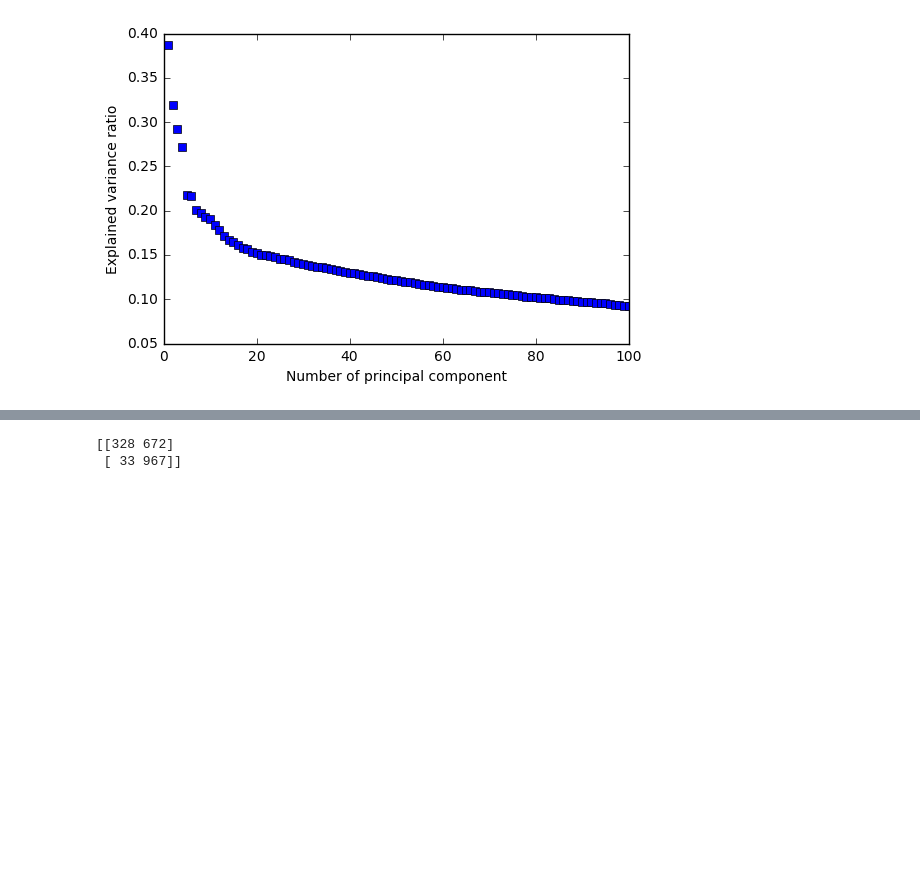
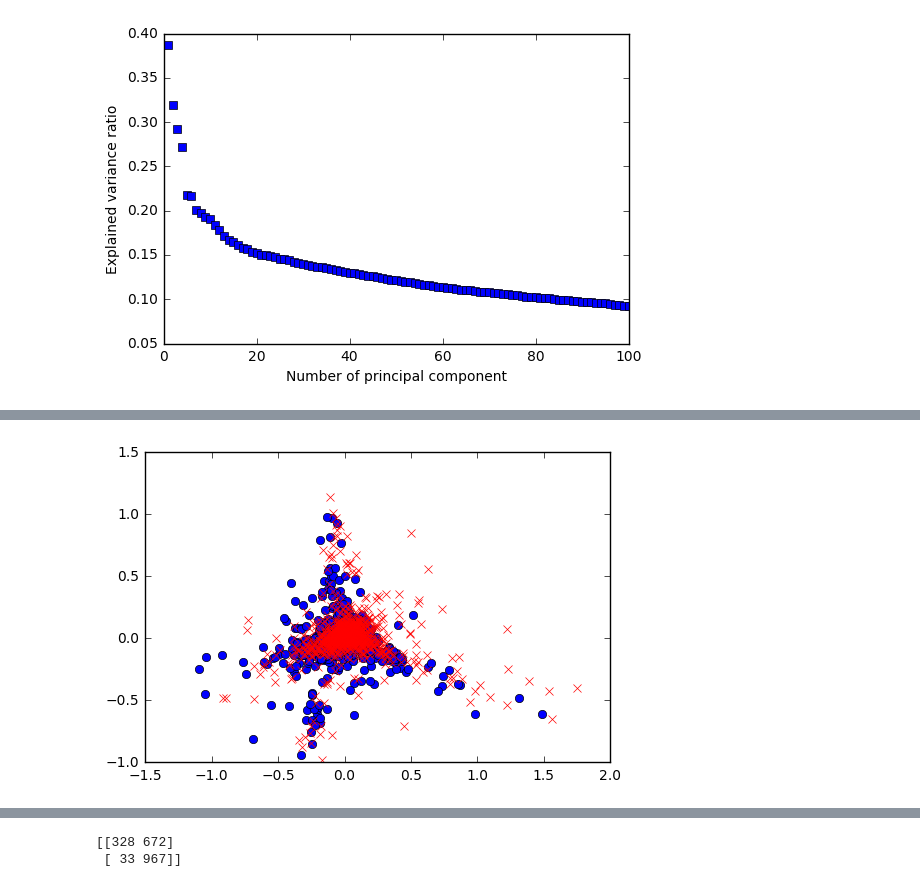
Before and after one commit to GuanxiongLiu/DS501, a Jupyter notebook: CaseStudy3/CaseStudy3.ipynb, the cells around one changed output, grey strips where cells are left out. Saved outputs shown, nothing was run; the diff lists cells and outputs as text; code cells hidden in the pictures; blank space fills up the shorter version.

```diff
--- a/CaseStudy3/CaseStudy3.ipynb
+++ b/CaseStudy3/CaseStudy3.ipynb
@@ -589,0 +634,13 @@ plt.ylabel('Explained variance ratio')
+# %%
+from sklearn.manifold import SpectralEmbedding
+
+se = SpectralEmbedding(n_components=2, affinity='nearest_neighbors', n_neighbors=64)
+low_d_feature = se.fit_transform(word_vector.todense())
+
+for value, target in zip(low_d_feature, dataset.target):
+    if target == 0:
+        plt.plot(value[0], value[1], 'bo')
+    else:
+        plt.plot(value[0], value[1], 'rx')
+# %% [output]
+[figure, added]
```
Also changed, not shown: parts of 16 cells of this notebook, 4 other files.
